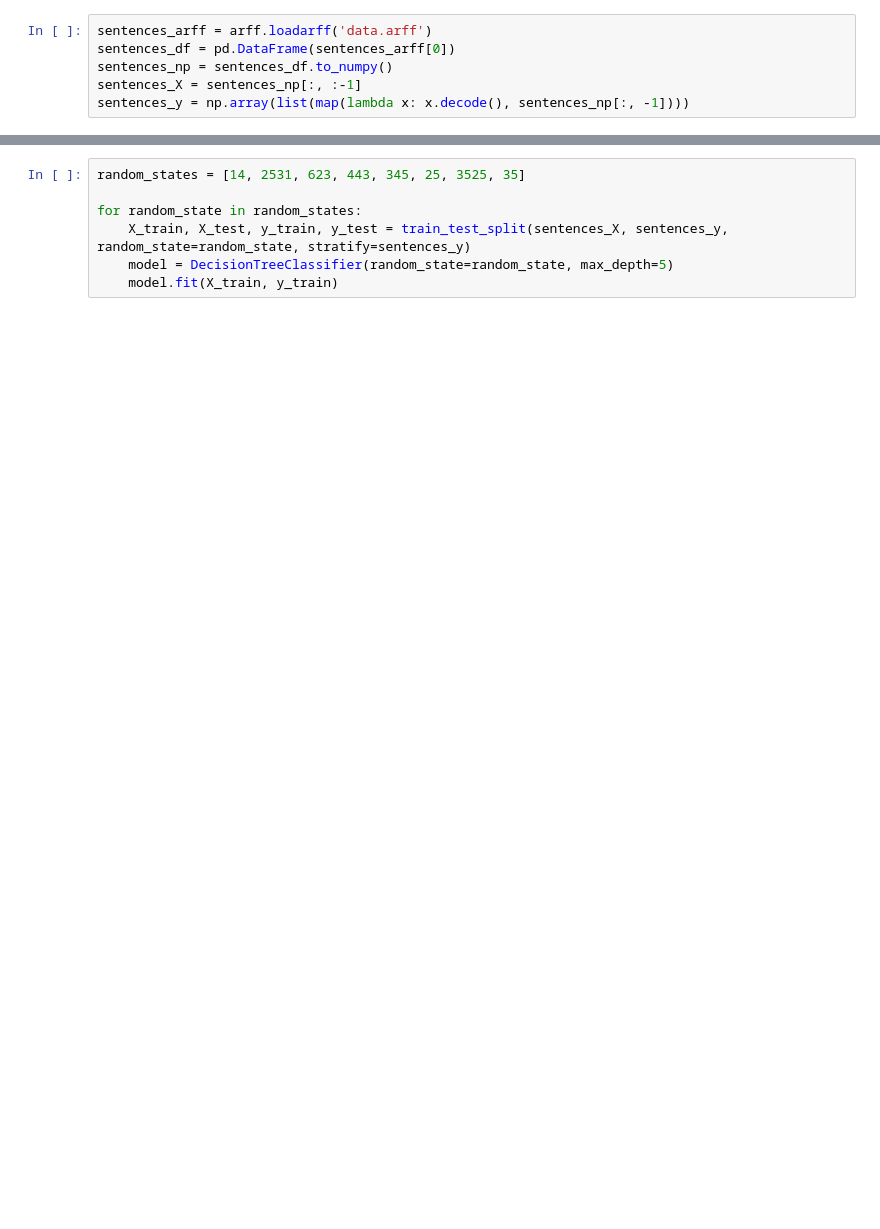
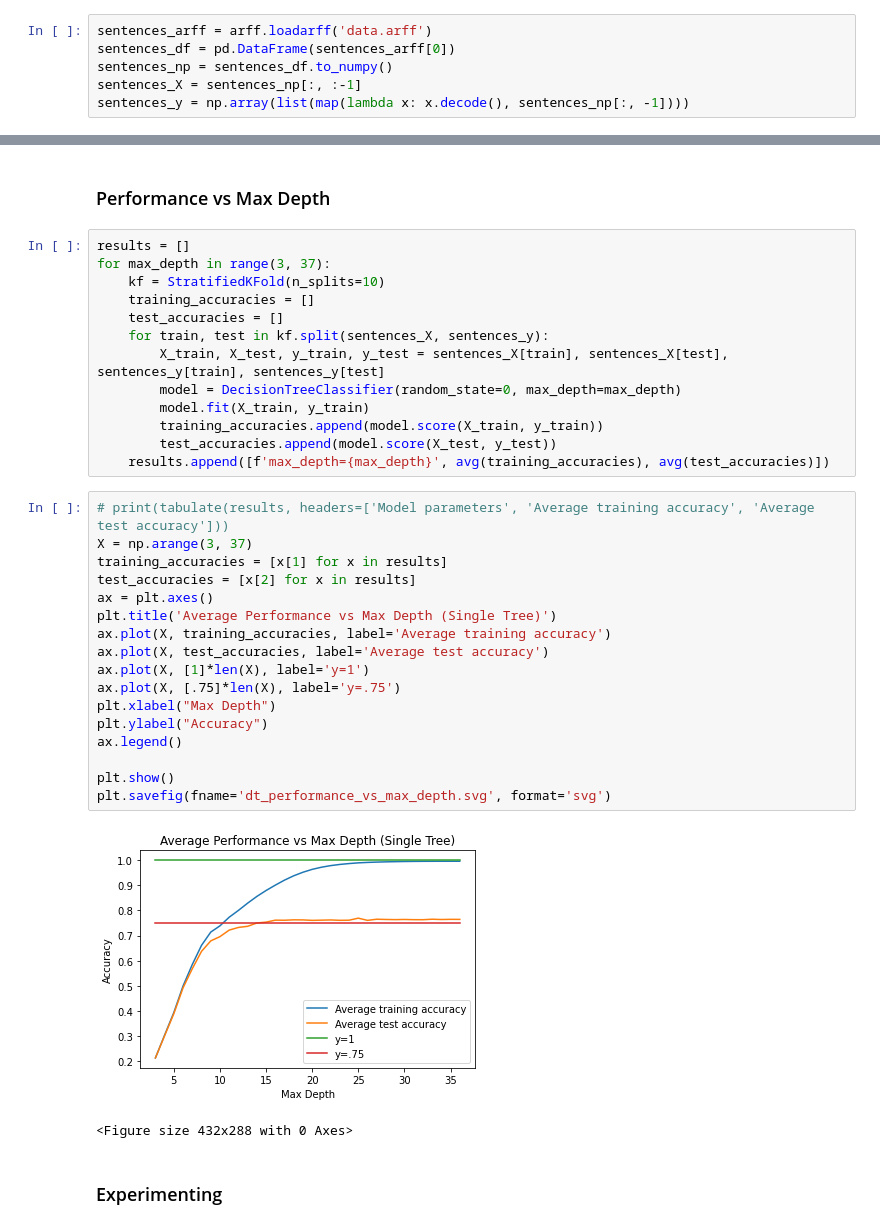
Before and after one commit to javaroc/language-predictor, a Jupyter notebook: decision-tree.ipynb, the cells around one changed output, grey strips where cells are left out. Saved outputs shown, nothing was run; the diff lists cells and outputs as text; blank space fills up the shorter version.

Commit message:
Finish decision tree and random forest investigation

```diff
--- a/decision-tree.ipynb
+++ b/decision-tree.ipynb
@@ -42,7 +38,37 @@ graph.render("tree-all_data")
-# %%
-random_states = [14, 2531, 623, 443, 345, 25, 3525, 35]
-
-for random_state in random_states:
-    X_train, X_test, y_train, y_test = train_test_split(sentences_X, sentences_y, random_state=random_state, stratify=sentences_y)
-    model = DecisionTreeClassifier(random_state=random_state, max_depth=5)
-    model.fit(X_train, y_train)
+# %% [markdown]
+### Performance vs Max Depth
+# %%
+results = []
+for max_depth in range(3, 37):
+    kf = StratifiedKFold(n_splits=10)
+    training_accuracies = []
+    test_accuracies = []
+    for train, test in kf.split(sentences_X, sentences_y):
+        X_train, X_test, y_train, y_test = sentences_X[train], sentences_X[test], sentences_y[train], sentences_y[test]
+        model = DecisionTreeClassifier(random_state=0, max_depth=max_depth)
+        model.fit(X_train, y_train)
+        training_accuracies.append(model.score(X_train, y_train))
+        test_accuracies.append(model.score(X_test, y_test))
+    results.append([f'max_depth={max_depth}', avg(training_accuracies), avg(test_accuracies)])
+# %%
+# print(tabulate(results, headers=['Model parameters', 'Average training accuracy', 'Average test accuracy']))
+X = np.arange(3, 37)
+training_accuracies = [x[1] for x in results]
+test_accuracies = [x[2] for x in results]
+ax = plt.axes()
+plt.title('Average Performance vs Max Depth (Single Tree)')
+ax.plot(X, training_accuracies, label='Average training accuracy')
+ax.plot(X, test_accuracies, label='Average test accuracy')
+ax.plot(X, [1]*len(X), label='y=1')
+ax.plot(X, [.75]*len(X), label='y=.75')
+plt.xlabel("Max Depth")
+plt.ylabel("Accuracy")
+ax.legend()
+
+plt.show()
+plt.savefig(fname='dt_performance_vs_max_depth.svg', format='svg')
+# %% [output]
+[figure, added]
+<Figure size 432x288 with 0 Axes>
+# %% [markdown]
+### Experimenting
```
Also changed, not shown: parts of 21 cells of this notebook, 4 other files.
